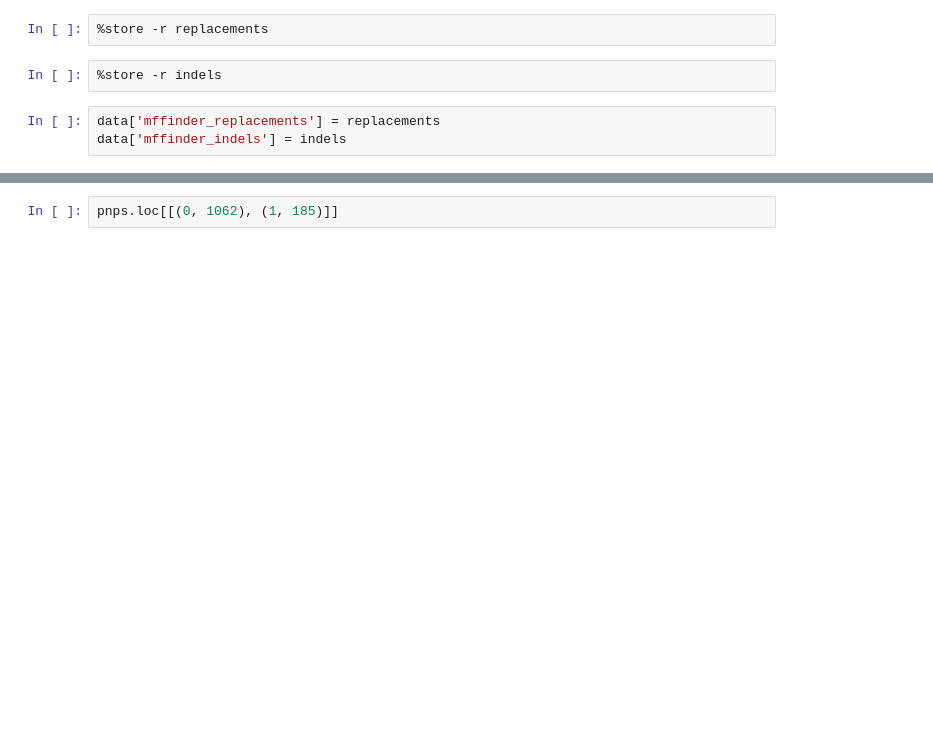
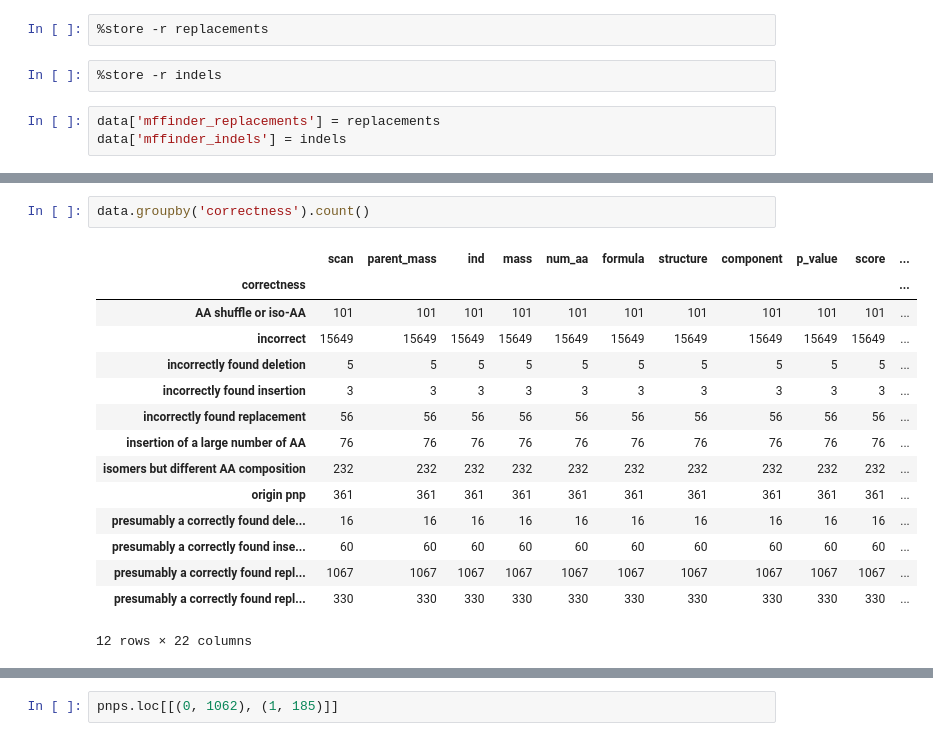
Before and after one commit to Nik9kin/var-scoring, a Jupyter notebook: var_scoring.ipynb, the cells around one changed output, grey strips where cells are left out. Saved outputs shown, nothing was run; the diff lists cells and outputs as text; blank space fills up the shorter version.

```diff
--- a/var_scoring.ipynb
+++ b/var_scoring.ipynb
@@ -1611,3 +1621,21 @@ data[(data.scan == 503)].drop(columns=['scan', 'parent_mass']).head(10)
+# %%
+data.groupby('correctness').count()
+# %% [output]
+|  | scan | parent_mass | ind | mass | num_aa | formula | structure | component | p_value | score | ... |
+| correctness |  |  |  |  |  |  |  |  |  |  | ... |
+| AA shuffle or iso-AA | 101 | 101 | 101 | 101 | 101 | 101 | 101 | 101 | 101 | 101 | ... |
+| incorrect | 15649 | 15649 | 15649 | 15649 | 15649 | 15649 | 15649 | 15649 | 15649 | 15649 | ... |
+| incorrectly found deletion | 5 | 5 | 5 | 5 | 5 | 5 | 5 | 5 | 5 | 5 | ... |
+| incorrectly found insertion | 3 | 3 | 3 | 3 | 3 | 3 | 3 | 3 | 3 | 3 | ... |
+| incorrectly found replacement | 56 | 56 | 56 | 56 | 56 | 56 | 56 | 56 | 56 | 56 | ... |
+| insertion of a large number of AA | 76 | 76 | 76 | 76 | 76 | 76 | 76 | 76 | 76 | 76 | ... |
+| isomers but different AA composition | 232 | 232 | 232 | 232 | 232 | 232 | 232 | 232 | 232 | 232 | ... |
+| origin pnp | 361 | 361 | 361 | 361 | 361 | 361 | 361 | 361 | 361 | 361 | ... |
+| presumably a correctly found dele... | 16 | 16 | 16 | 16 | 16 | 16 | 16 | 16 | 16 | 16 | ... |
+| presumably a correctly found inse... | 60 | 60 | 60 | 60 | 60 | 60 | 60 | 60 | 60 | 60 | ... |
+| presumably a correctly found repl... | 1067 | 1067 | 1067 | 1067 | 1067 | 1067 | 1067 | 1067 | 1067 | 1067 | ... |
+| presumably a correctly found repl... | 330 | 330 | 330 | 330 | 330 | 330 | 330 | 330 | 330 | 330 | ... |
+12 rows × 22 columns
 # %%
 # TEMPORARY
 
```
Also changed, not shown: parts of 18 cells of this notebook.
